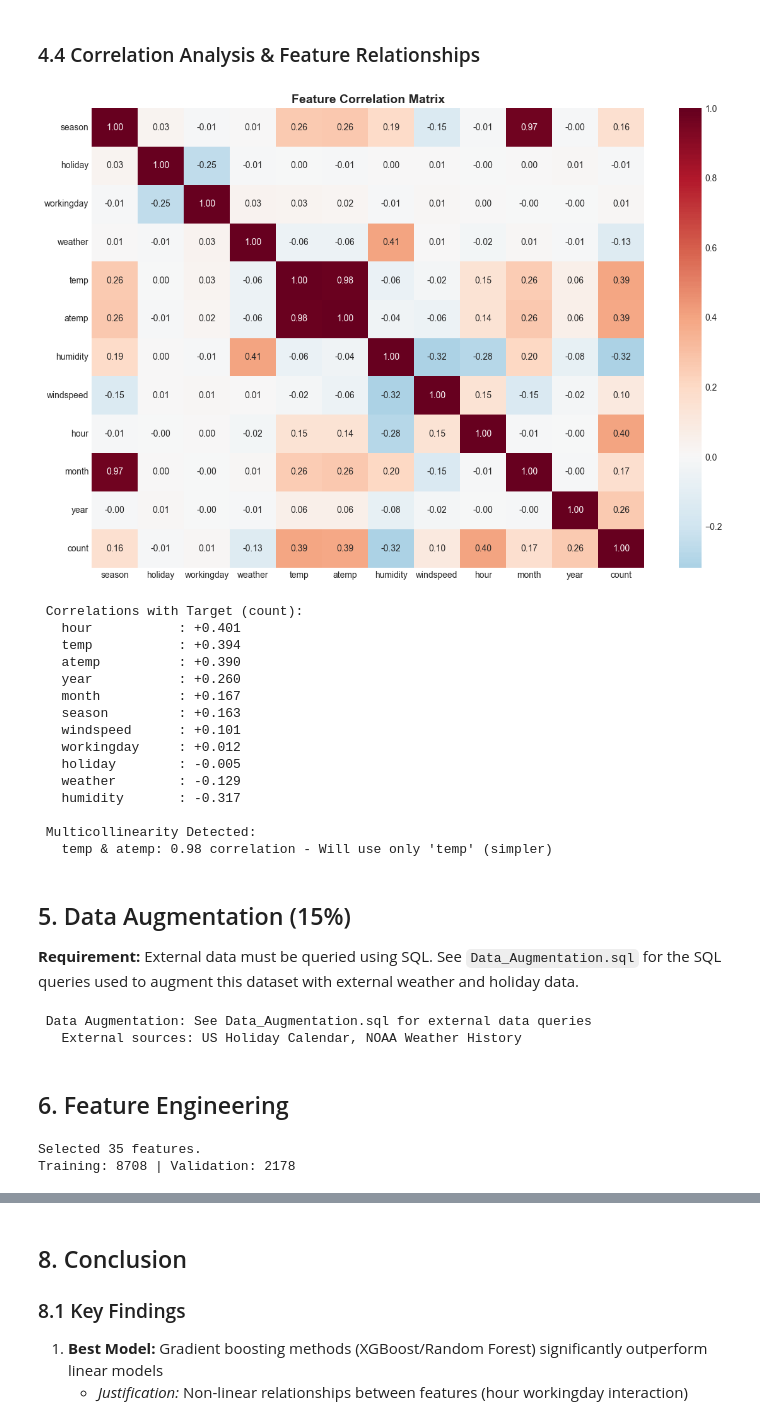
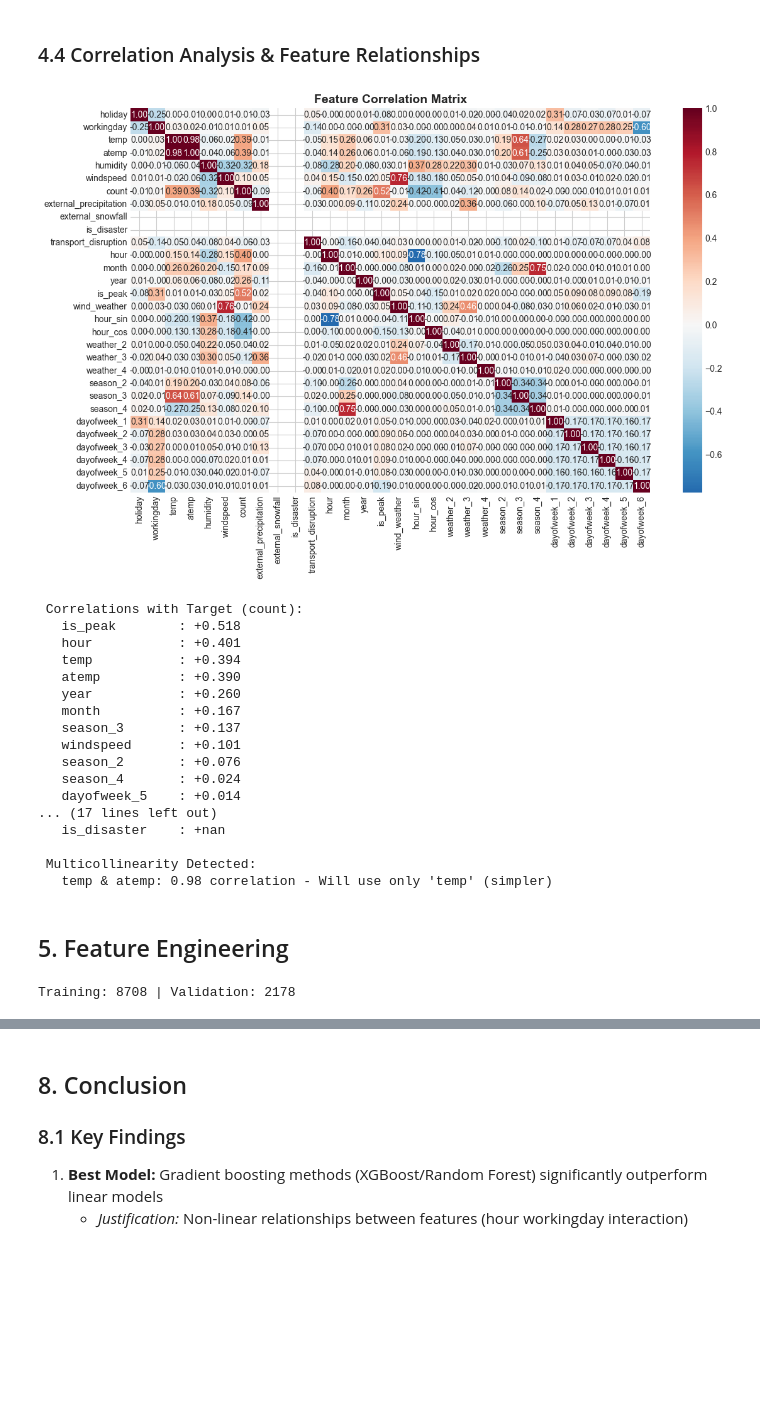
Before and after one commit to Chin-Wee/Bike-Sharing-Demand-Kaggle, a Jupyter notebook: Report.ipynb, the cells around one changed output, grey strips where cells are left out. Saved outputs shown, nothing was run; the diff lists cells and outputs as text; code cells hidden in the pictures; blank space fills up the shorter version.

Commit message:
modified:   Data_Augmentation.sql 	modified:   Report.ipynb 	modified:   bike_sharing.db

```diff
--- a/Report.ipynb
+++ b/Report.ipynb
@@ -156,3 +164,11 @@ hour_cos                  float64
 dtype: object
 # %% [markdown]
 ### 4.2 Data Quality Check (Missing Values, Outliers)
+# %%
+# DATA CLEANING: Missing Values and Redundant Columns
+print(" Missing Values Check:")
+missing = train_augmented.isnull().sum()
+print(missing[missing > 0] if missing.sum() > 0 else " No missing values found!")
+train_augmented.drop(columns=['casual', 'registered'], inplace=True, errors='ignore')
+print(" Dropped 'casual' and 'registered' columns to prevent data leakage.")
+train_augmented.columns
@@ -181,3 +199,8 @@ dtype: int64
    Lower bound: -321, Upper bound: 647
    Outliers found: 300 (2.76%)
    Decision: Keep outliers as they represent genuine high-demand periods (rush hour, events)
+# %%
+# DATA CLEANING: One-Hot Encoding
+train_augmented = pd.get_dummies(train_augmented, columns=['weather', 'season', 'dayofweek'], prefix=['weather', 'season', 'dayofweek'], dtype=int, drop_first=True)
+test_augmented = pd.get_dummies(test_augmented, columns=['weather', 'season', 'dayofweek'], prefix=['weather', 'season', 'dayofweek'], dtype=int, drop_first=True)
+train_augmented.head()
@@ -268,51 +299,36 @@ print("   H5:  CONFIRMED - 2012 shows higher demand than 2011")
 ### 4.4 Correlation Analysis & Feature Relationships
 # %%
 # FEATURE ENGINEERING: Correlation Analysis
-numeric_cols = ['season', 'holiday', 'workingday', 'weather', 'temp', 'atemp',
-                'humidity', 'windspeed', 'hour', 'month', 'year', 'count']
-corr_matrix = train[numeric_cols].corr()
+numeric_cols = train_augmented.columns
+corr_matrix = train_augmented[numeric_cols].corr(numeric_only=True)
 plt.figure(figsize=(12, 8))
 sns.heatmap(corr_matrix, annot=True, cmap='RdBu_r', center=0, fmt='.2f')
 plt.title('Feature Correlation Matrix', fontsize=14, fontweight='bold')
 plt.tight_layout()
 plt.show()
 # Key correlations with target
 print("\n Correlations with Target (count):")
 target_corr = corr_matrix['count'].drop('count').sort_values(ascending=False)
 for feat, corr in target_corr.items():
     print(f"   {feat:15s}: {corr:+.3f}")
 print("\n Multicollinearity Detected:")
 print("   temp & atemp: 0.98 correlation - Will use only 'temp' (simpler)")
 # %% [output]
-[figure, old version]
+[figure, new version]
  Correlations with Target (count):
+   is_peak        : +0.518
    hour           : +0.401
    temp           : +0.394
    atemp          : +0.390
    year           : +0.260
    month          : +0.167
-   season         : +0.163
+   season_3       : +0.137
    windspeed      : +0.101
-   workingday     : +0.012
-   holiday        : -0.005
-   weather        : -0.129
-   humidity       : -0.317
+   season_2       : +0.076
+   season_4       : +0.024
+   dayofweek_5    : +0.014
+... (17 lines left out)
+   is_disaster    : +nan
 
  Multicollinearity Detected:
    temp & atemp: 0.98 correlation - Will use only 'temp' (simpler)
-# %% [markdown]
-## 5. Data Augmentation (15%)
-**Requirement:** External data must be queried using SQL.
-See `Data_Augmentation.sql` for the SQL queries used to augment this dataset with external weather and holiday data.
-# %%
-# DATA AUGMENTATION PLACEHOLDER
-# The SQL queries in Data_Augmentation.sql join external holiday calendar
-# and detailed weather data (precipitation) from BigQuery public datasets.
-# If augmented data exists, load it:
-# train_augmented = pd.read_csv('train_augmented.csv')
-# For now, we proceed with the original data and engineered features
-print(" Data Augmentation: See Data_Augmentation.sql for external data queries")
-print("   External sources: US Holiday Calendar, NOAA Weather History")
-# %% [output]
- Data Augmentation: See Data_Augmentation.sql for external data queries
-   External sources: US Holiday Calendar, NOAA Weather History
@@ -319,5 +339,5 @@ print("   External sources: US Holiday Calendar, NOAA Weather History")
 # %% [markdown]
-## 6. Feature Engineering
+## 5. Feature Engineering
 # %%
 #ADVANCED FEATURE ENGINEERING (One-Hot Encoded)
 def engineer_features(df):
@@ -329,19 +349,8 @@ def engineer_features(df):
     return df
 # %%
 # FEATURE SELECTION
-# Base features
-base_features = ['workingday', 'temp', 'humidity',
-                'windspeed', 'hour', 'month', 'year', 'dayofweek', 'is_peak',
-                'is_weekend', 'time_bin', 'humid_temp', 'wind_weather', 'hour_sin', 'hour_cos', 'is_disaster', 'transport_disruption']
-# Add OHE features dynamically
-ohe_features = [c for c in train_fe.columns if c.startswith('season_') or c.startswith('weather_')]
-feature_cols = base_features + ohe_features
-# Add external features if they exist (handling flexibility)
-if 'external_precipitation' in train_fe.columns: feature_cols.append('external_precipitation')
-if 'is_federal_holiday' in train_fe.columns: feature_cols.append('is_federal_holiday')
-print(f"Selected {len(feature_cols)} features.")
-X = train_fe[feature_cols]
-y = train_fe['count']
+y = train_augmented['count']
+X = train_augmented.drop(columns=["count", "datetime"])
 y_log = np.log1p(y)  # Log transform for RMSLE optimization
 # Time-based split
 split_idx = int(len(X) * 0.8)
@@ -350,6 +359,5 @@ y_train, y_val = y_log.iloc[:split_idx], y_log.iloc[split_idx:]
 y_val_orig = y.iloc[split_idx:]
 print(f"Training: {len(X_train)} | Validation: {len(X_val)}")
 # %% [output]
-Selected 35 features.
 Training: 8708 | Validation: 2178
 # %% [markdown]
```
Also changed, not shown: parts of 14 cells of this notebook, 2 other files.
